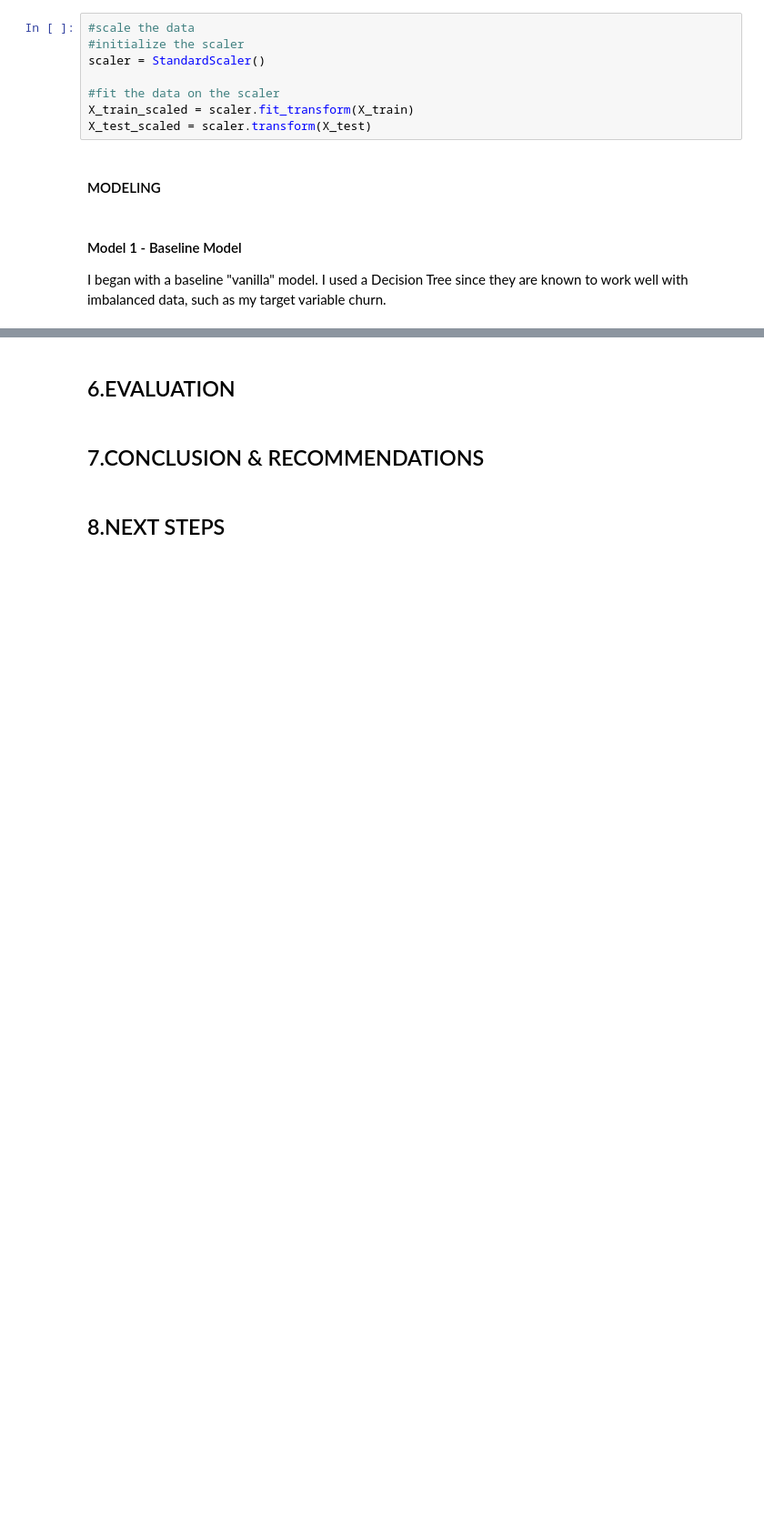
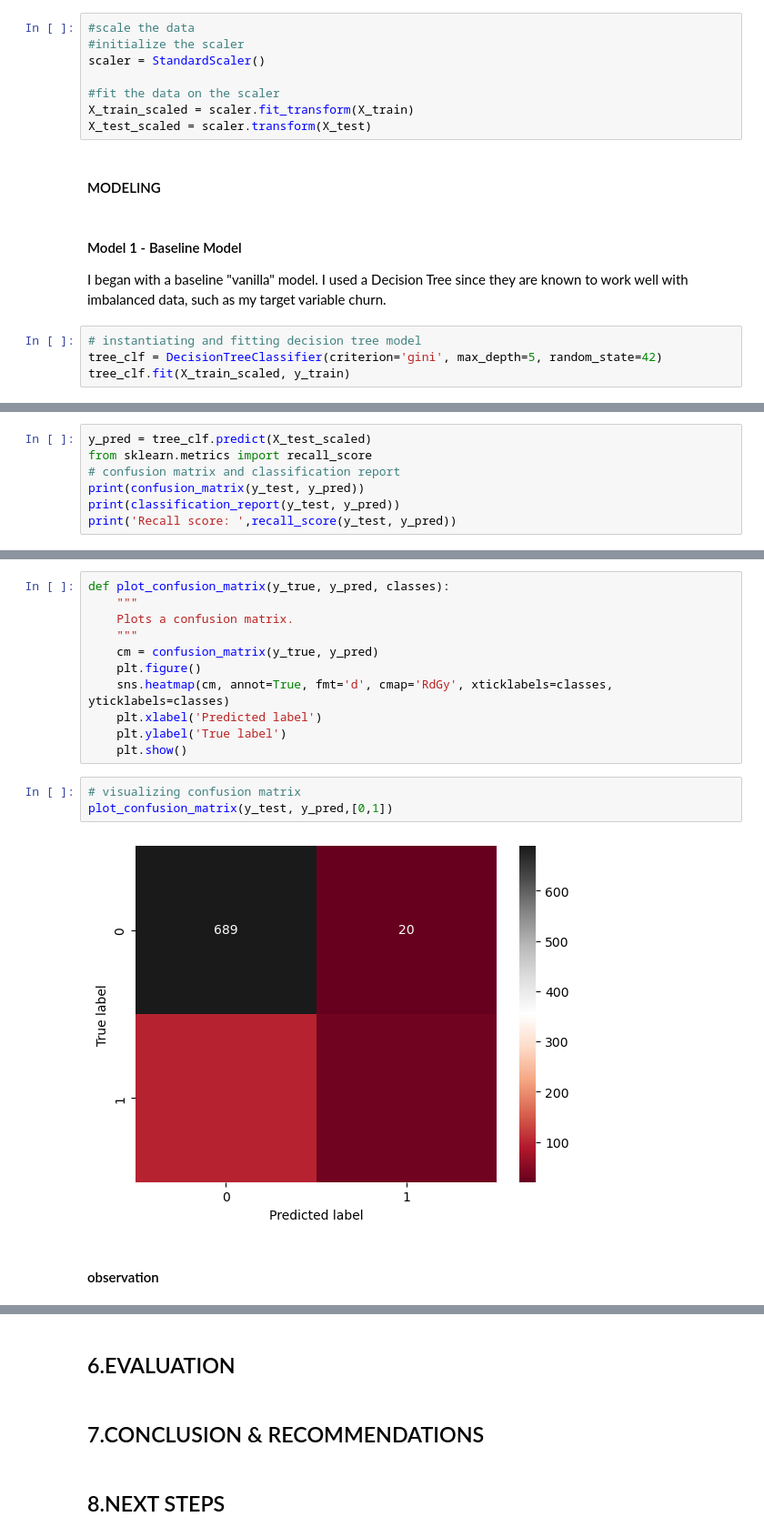
Before and after one commit to Gitahim/Syria_Tel_customer_churn_project, a Jupyter notebook: student.ipynb, the cells around one changed output, grey strips where cells are left out. Shown at 91% size. Cells and saved outputs as stored; diff of their text form; blank space fills up the shorter version.

Commit message:
modeling

```diff
--- a/student.ipynb
+++ b/student.ipynb
@@ -807,3 +807,7 @@ X_test_scaled = scaler.transform(X_test)
 
 I began with a baseline "vanilla" model. I used a Decision Tree since they are known to work well with imbalanced data, such as my target
 variable churn.
+# %%
+# instantiating and fitting decision tree model
+tree_clf = DecisionTreeClassifier(criterion='gini', max_depth=5, random_state=42)
+tree_clf.fit(X_train_scaled, y_train)
@@ -809,0 +816,7 @@ variable churn.
+# %%
+y_pred = tree_clf.predict(X_test_scaled)
+from sklearn.metrics import recall_score
+# confusion matrix and classification report
+print(confusion_matrix(y_test, y_pred))
+print(classification_report(y_test, y_pred))
+print('Recall score: ',recall_score(y_test, y_pred))
@@ -809,0 +836,18 @@ variable churn.
+# %%
+def plot_confusion_matrix(y_true, y_pred, classes):
+    """
+    Plots a confusion matrix.
+    """
+    cm = confusion_matrix(y_true, y_pred)
+    plt.figure()
+    sns.heatmap(cm, annot=True, fmt='d', cmap='RdGy', xticklabels=classes, yticklabels=classes)
+    plt.xlabel('Predicted label')
+    plt.ylabel('True label')
+    plt.show()
+# %%
+# visualizing confusion matrix
+plot_confusion_matrix(y_test, y_pred,[0,1])
+# %% [output]
+[figure, added]
+# %% [markdown]
+#### observation
```
Also changed, not shown: parts of 25 cells of this notebook.
